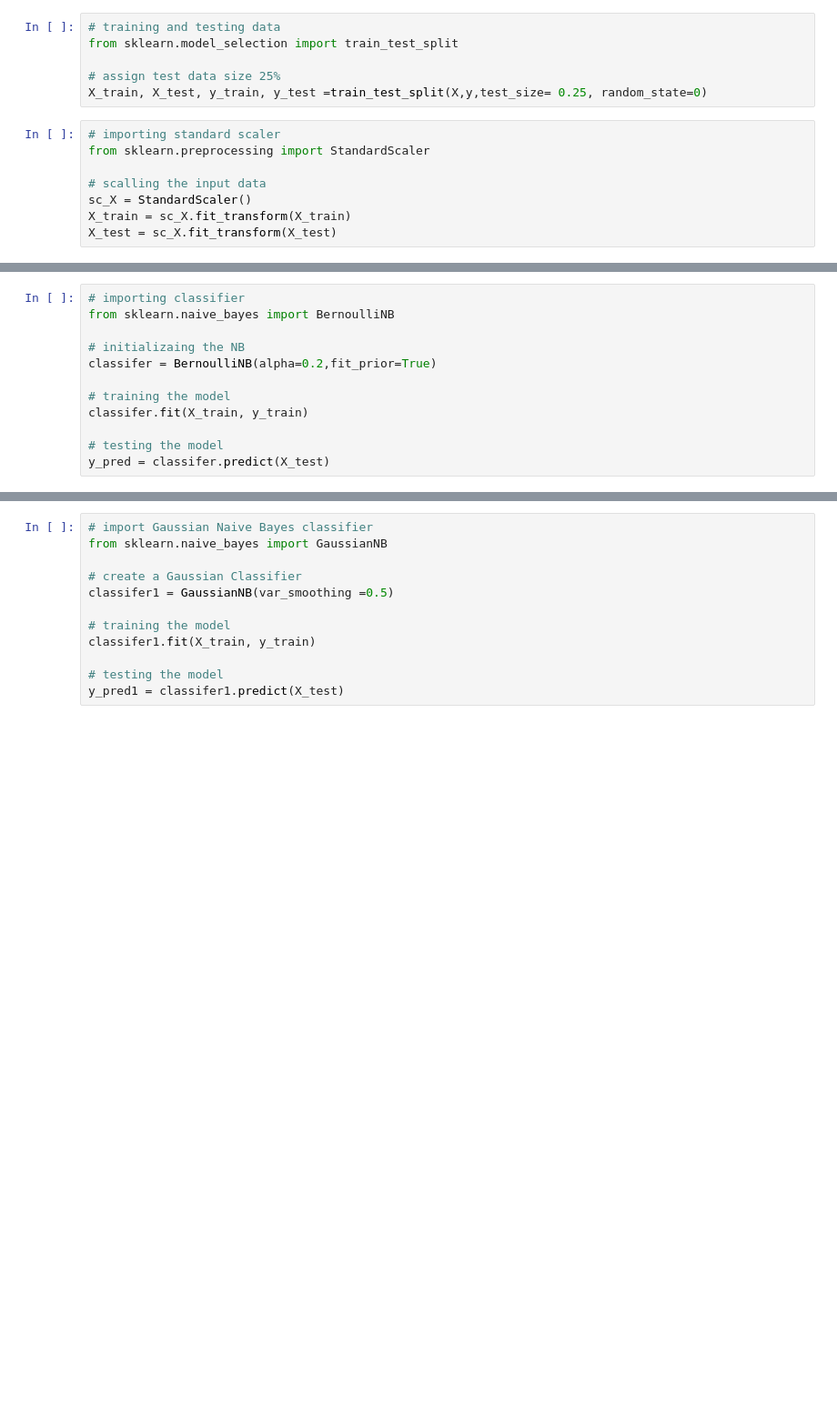
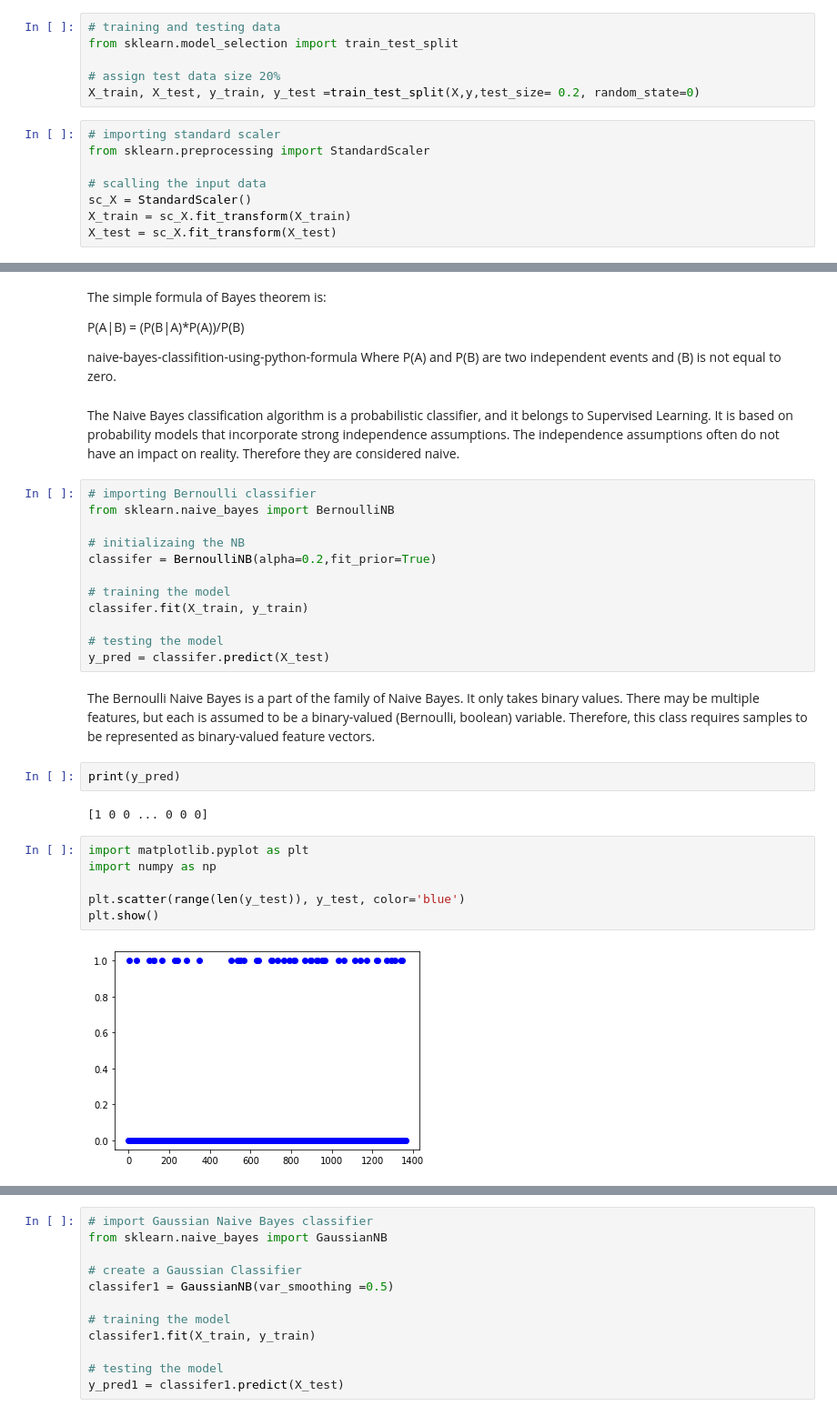
Before and after one commit to RushilPatel0703/ACML_Project, a Jupyter notebook: ACML_Project_Draft.ipynb, the cells around one changed output, grey strips where cells are left out. Shown: that part at 91% size. Drawn from its saved outputs; the diff is of its cells as text; blank space fills up the shorter version.

Commit message:
Final commit, implementation finished with explinations and visuals

```diff
--- a/ACML_Project_Draft.ipynb
+++ b/ACML_Project_Draft.ipynb
@@ -26,8 +63,8 @@ y = data['Bankrupt?']
 # training and testing data
 from sklearn.model_selection import train_test_split
 
-# assign test data size 25%
-X_train, X_test, y_train, y_test =train_test_split(X,y,test_size= 0.25, random_state=0)
+# assign test data size 20%
+X_train, X_test, y_train, y_test =train_test_split(X,y,test_size= 0.2, random_state=0)
 # %%
 # importing standard scaler
 from sklearn.preprocessing import StandardScaler
@@ -39,5 +80,14 @@ X_test = sc_X.fit_transform(X_test)
+# %% [markdown]
+The simple formula of Bayes theorem is:
+
+P(A|B) = (P(B|A)*P(A))/P(B)
+
+naive-bayes-classifition-using-python-formula
+Where P(A) and P(B) are two independent events and (B) is not equal to zero.
+# %% [markdown]
+The Naive Bayes classification algorithm is a probabilistic classifier, and it belongs to Supervised Learning. It is based on probability models that incorporate strong independence assumptions. The independence assumptions often do not have an impact on reality. Therefore they are considered naive.
 # %%
-# importing classifier
+# importing Bernoulli classifier
 from sklearn.naive_bayes import BernoulliNB
 
 # initializaing the NB
@@ -48,3 +98,17 @@ classifer.fit(X_train, y_train)
 
 # testing the model
 y_pred = classifer.predict(X_test)
+# %% [markdown]
+The Bernoulli Naive Bayes is a part of the family of Naive Bayes. It only takes binary values. There may be multiple features, but each is assumed to be a binary-valued (Bernoulli, boolean) variable. Therefore, this class requires samples to be represented as binary-valued feature vectors.
+# %%
+print(y_pred)
+# %% [output]
+[1 0 0 ... 0 0 0]
+# %%
+import matplotlib.pyplot as plt
+import numpy as np
+
+plt.scatter(range(len(y_test)), y_test, color='blue')
+plt.show()
+# %% [output]
+[figure, added]
```
Also changed, not shown: parts of 25 cells of this notebook.
